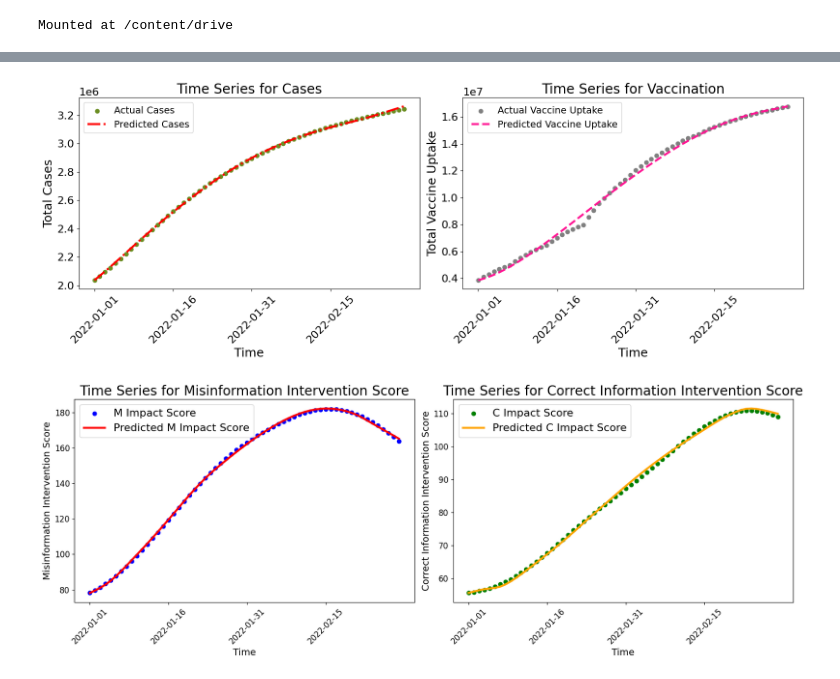
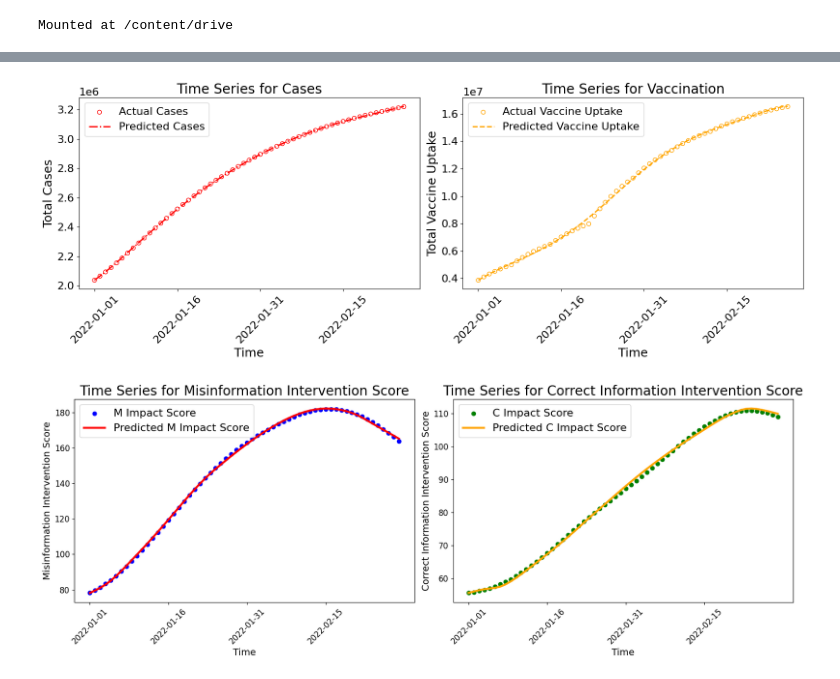
Before and after one commit to Nancy-Shi/Misinformation_DNN_Model, a Jupyter notebook: Plot_Beta_and_Nu_Series_Second_Wave.ipynb, the cells around one changed output, grey strips where cells are left out. Saved outputs shown, nothing was run; the diff lists cells and outputs as text; code cells hidden in the pictures.

```diff
--- a/Plot_Beta_and_Nu_Series_Second_Wave.ipynb
+++ b/Plot_Beta_and_Nu_Series_Second_Wave.ipynb
@@ -11,6 +11,8 @@ from google.colab import drive
 drive.mount('/content/drive',force_remount=True)
 # %% [output]
 Mounted at /content/drive
+# %%
+df = pd.read_csv('/content/drive/My Drive/Misinformation_Project/neuralepi12_second.csv')
 # %%
 # import libraries
 import matplotlib.dates as mdates
@@ -18,22 +20,23 @@ import matplotlib.dates as mdates
 # plot the smoothed timeseries with intervals
 plt.figure(figsize=(16, 6))
 plt.subplot(1,2,1)
-plt.plot(df["date"], df["beta"], linewidth=3, color="blue", label=r'$\beta$')
+df_omitted = df.iloc[:-3]
+plt.plot(df_omitted ["date"], df_omitted ["beta"], linewidth=3, color="blue", label=r'$\beta$')
 plt.title(r'Time Series for Transmission Rate ($\beta$)', fontsize=20)
 #plt.legend(prop = {"size": 16 }, loc ="upper left")
 plt.xlabel('Time', fontsize=18)
 plt.ylabel(r'Transmission Rate ($\beta$)', fontsize=18)
-plt.xticks(ticks=df["date"][::15], rotation=45, fontsize=16)
+plt.xticks(ticks=df_omitted ["date"][::15], rotation=45, fontsize=16)
 plt.yticks(fontsize=16)
 
 
 plt.subplot(1,2,2)
-plt.plot(df["date"], df["nu"], linewidth=3, color="green", label=r'$\nu$')
+plt.plot(df_omitted ["date"], df_omitted ["nu"], linewidth=3, color="purple", label=r'$\nu$')
 plt.title(r'Time Series for Vaccination Rate ($\nu$)', fontsize=20)
 #plt.legend(prop = {"size": 16 }, loc ="upper left")
 plt.xlabel('Time', fontsize=18)
 plt.ylabel(r'Vaccination Rate ($\nu$)', fontsize=18)
-plt.xticks(ticks=df["date"][::15], rotation=45, fontsize=16)
+plt.xticks(ticks=df_omitted ["date"][::15], rotation=45, fontsize=16)
 plt.yticks(fontsize=16)
 plt.tight_layout()
 plt.show()
@@ -76,31 +85,31 @@ plt.show()
 # %%
 plt.figure(figsize=(16, 6))
 
 # First subplot: Case and PredCase
 plt.subplot(1, 2, 1)
-plt.scatter(df["date"], df["Case"], color="olivedrab", label="Actual Cases")
-plt.plot(df["date"], df["PredCase"], linewidth=3, linestyle = "-.", color="red", label="Predicted Cases")
+plt.scatter(df_omitted ["date"], df_omitted ["Case"], edgecolors="red", marker='o',  facecolors='none', label="Actual Cases")
+plt.plot(df_omitted ["date"], df_omitted ["PredCase"], linewidth=2, linestyle = "-.", color="red", label="Predicted Cases")
 plt.title(f"Time Series for Cases", fontsize=20)
-plt.legend(prop={"size": 14}, loc="upper left")
+plt.legend(prop={"size": 16}, loc="upper left")
 plt.xlabel('Time', fontsize=18)
 plt.ylabel('Total Cases', fontsize=18)
-plt.xticks(ticks=df["date"][::15], rotation=45, fontsize=16)
+plt.xticks(ticks=df_omitted ["date"][::15], rotation=45, fontsize=16)
 plt.yticks(fontsize=16)
 plt.gca().get_yaxis().offsetText.set_fontsize(16)
 
 # Second subplot: Vaccine and PredVaccine
 plt.subplot(1, 2, 2)
-plt.scatter(df["date"], df["Vaccine"],  color="grey", label="Actual Vaccine Uptake")
-plt.plot(df["date"], df["PredVaccine"], linewidth=3, linestyle = "--", color="deeppink", label="Predicted Vaccine Uptake")
+plt.scatter(df_omitted ["date"], df_omitted ["Vaccine"],  edgecolors="orange", marker='o',  facecolors='none', label="Actual Vaccine Uptake")
+plt.plot(df_omitted ["date"], df_omitted ["PredVaccine"], linewidth=2, linestyle = "--", color="orange", label="Predicted Vaccine Uptake")
 plt.title(f"Time Series for Vaccination", fontsize=20)
-plt.legend(prop={"size": 14}, loc="upper left")
+plt.legend(prop={"size": 16}, loc="upper left")
 plt.xlabel('Time', fontsize=18)
 plt.ylabel('Total Vaccine Uptake', fontsize=18)
-plt.xticks(ticks=df["date"][::15], rotation=45, fontsize=16)
+plt.xticks(ticks=df_omitted ["date"][::15], rotation=45, fontsize=16)
 plt.yticks(fontsize=16)
 plt.gca().get_yaxis().offsetText.set_fontsize(16)
 
 plt.tight_layout()
 plt.show()
 # %% [output]
-[figure, old version]
+[figure, new version]
```
Also changed, not shown: parts of 4 cells of this notebook.
